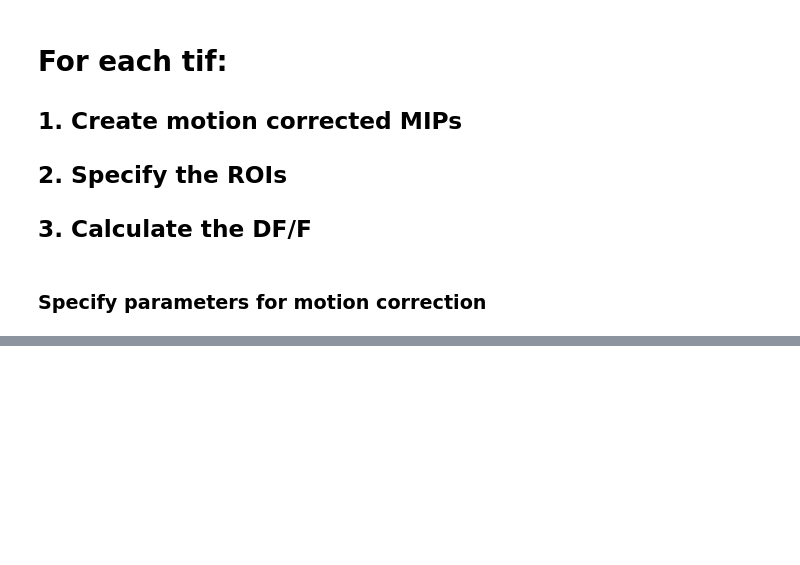
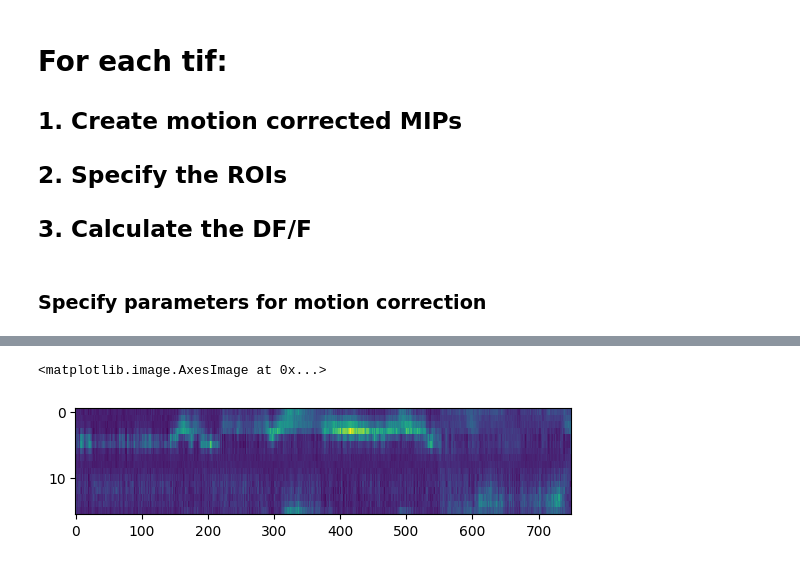
Before and after one commit to T-E-Lab/GULP, a Jupyter notebook: gulpPP/scripts/TestNotebookPP.ipynb, the cells around one changed output, grey strips where cells are left out. Drawn from its saved outputs; the diff is of its cells as text; code cells hidden in the pictures; blank space fills up the shorter version.

```diff
--- a/gulpPP/scripts/TestNotebookPP.ipynb
+++ b/gulpPP/scripts/TestNotebookPP.ipynb
@@ -74,0 +90,6 @@ for i,file in enumerate(file_names):
+# %%
+fig,ax = plt.subplots()
+ax.imshow(DF_G.T, aspect = 10, interpolation="none")
+# %% [output]
+<matplotlib.image.AxesImage at 0x...>
+[figure, added]
```
Also changed, not shown: parts of 3 cells of this notebook, 4 other files.
